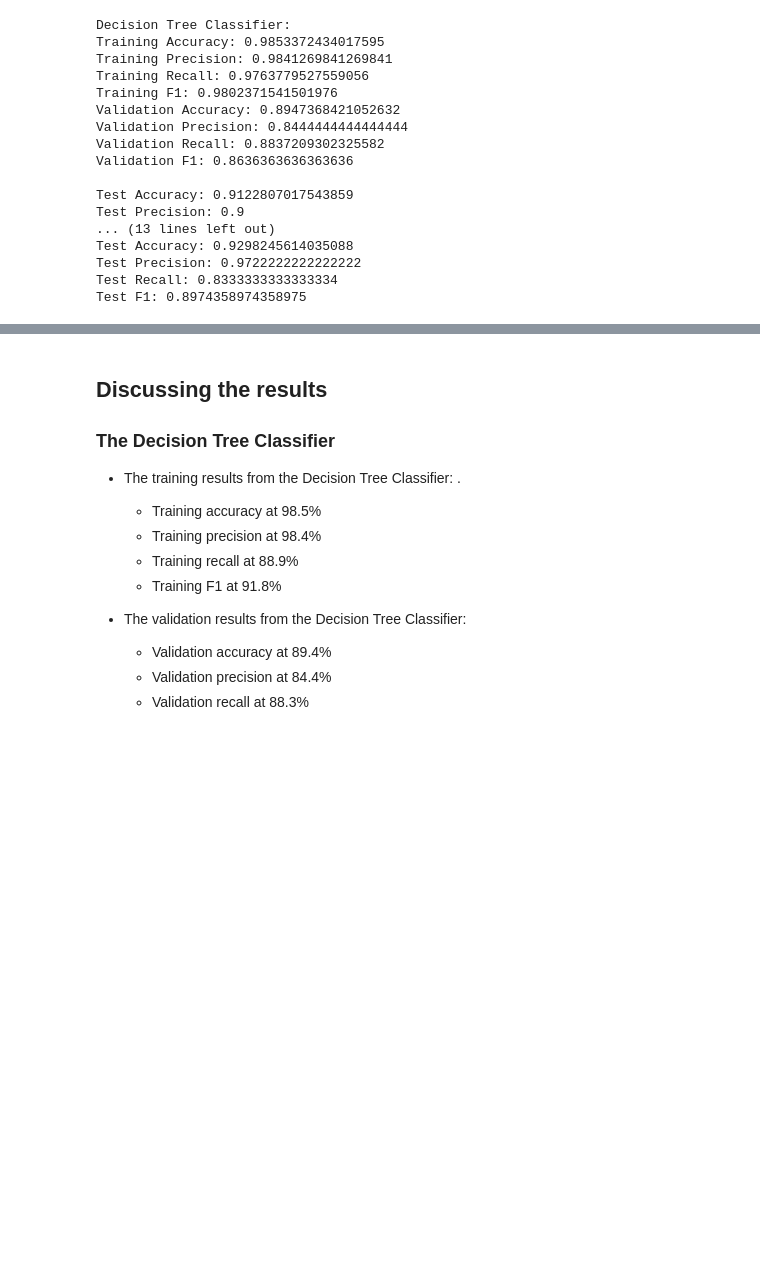
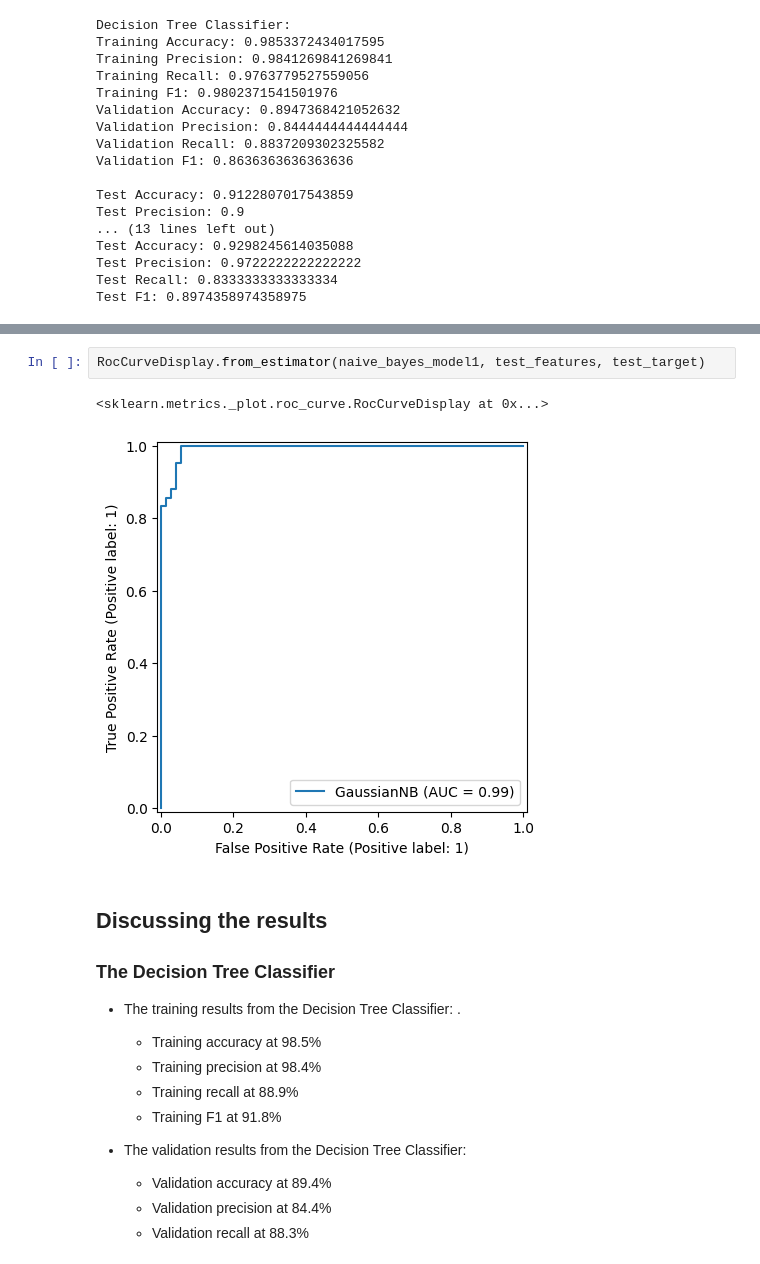
Before and after one commit to Wolff404/Unsupervised-learning, a Jupyter notebook: Comparison_of_classifiers.ipynb, the cells around one changed output, grey strips where cells are left out. Saved outputs shown, nothing was run; the diff lists cells and outputs as text; blank space fills up the shorter version.

```diff
--- a/Comparison_of_classifiers.ipynb
+++ b/Comparison_of_classifiers.ipynb
@@ -182,3 +211,8 @@ Test F1: 0.8974358974358975
+# %%
+RocCurveDisplay.from_estimator(naive_bayes_model1, test_features, test_target)
+# %% [output]
+<sklearn.metrics._plot.roc_curve.RocCurveDisplay at 0x...>
+[figure, added]
 # %% [markdown]
 ## Discussing the results
 
```
Also changed, not shown: parts of 7 cells of this notebook, 3 other files.
